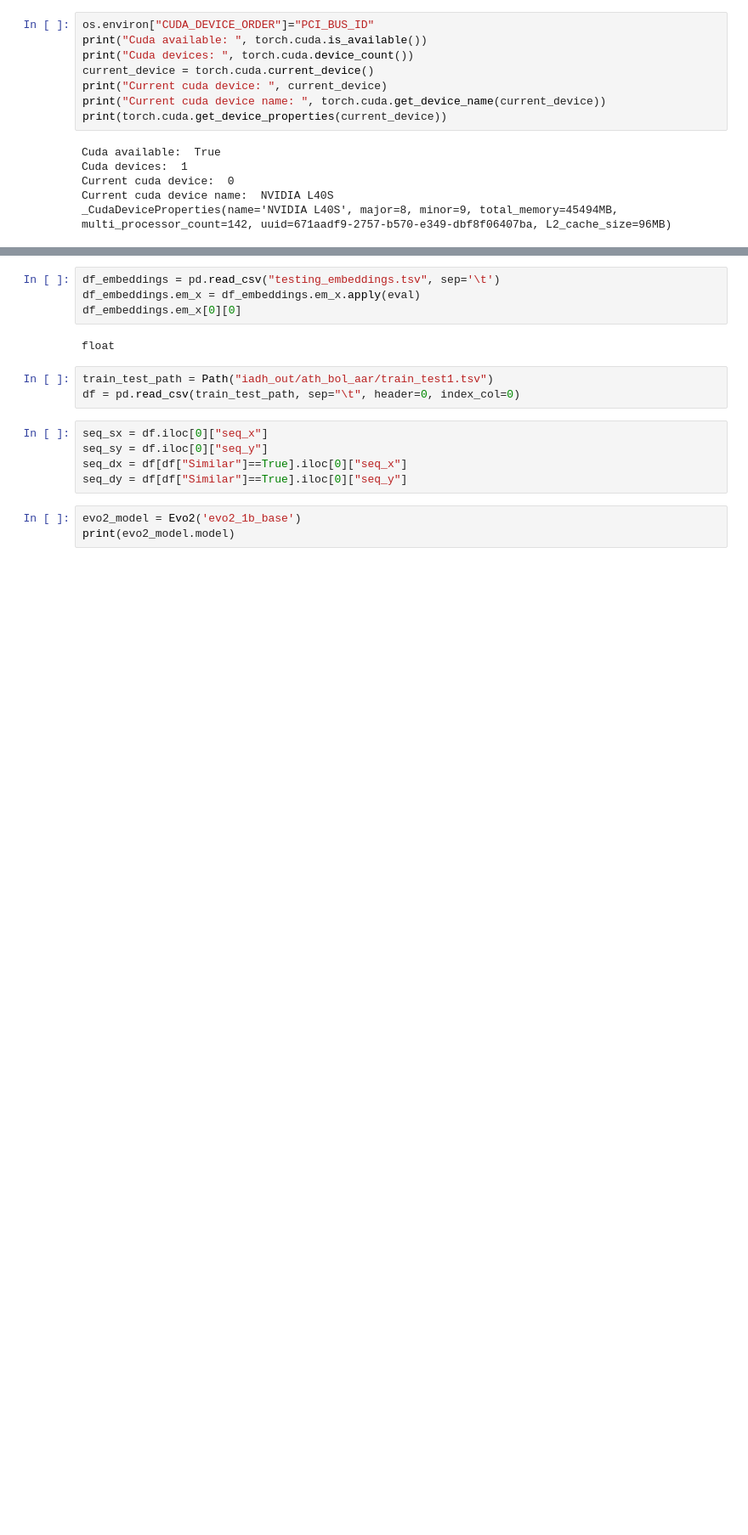
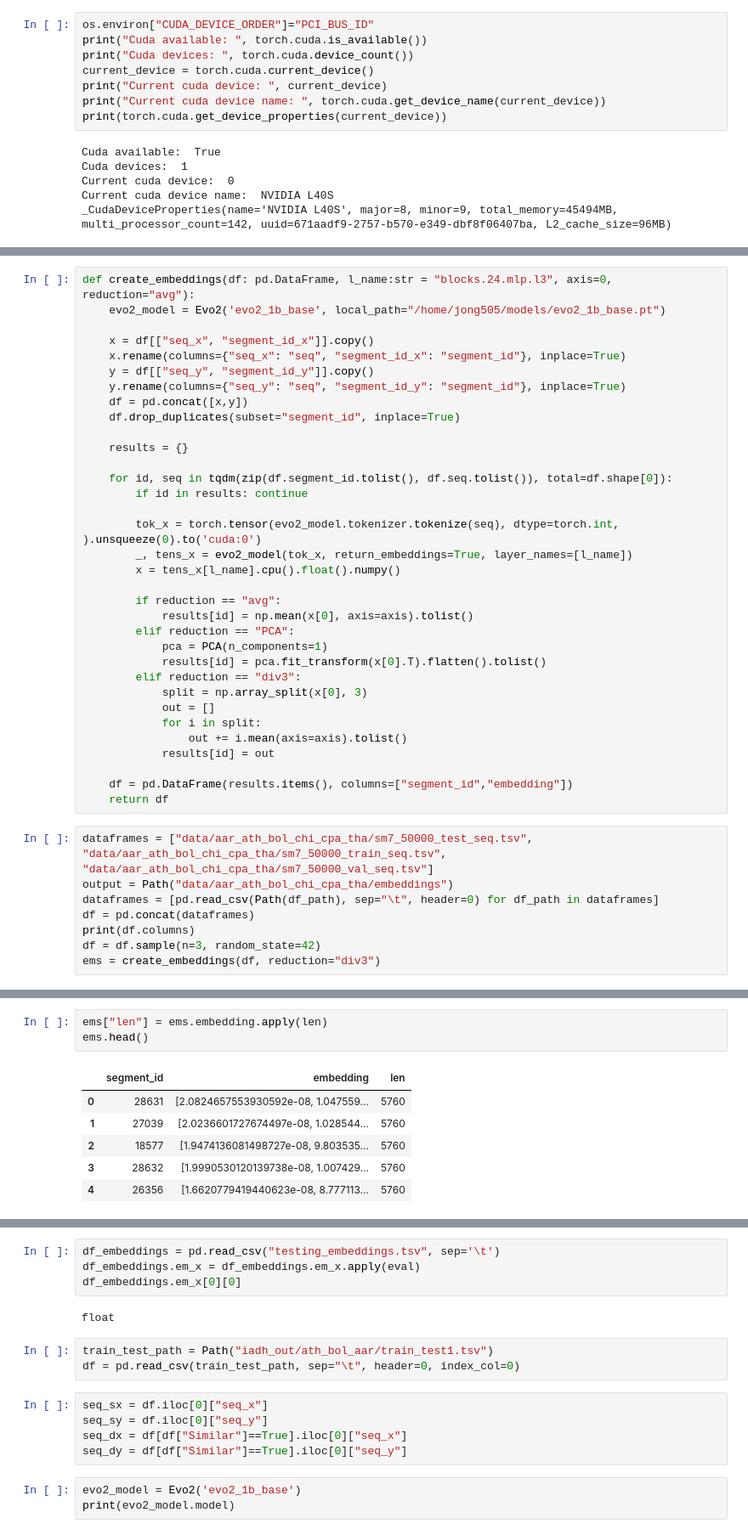
Before and after one commit to SteffenJong/ThesisProject, a Jupyter notebook: model/testing_evo2_embeddings.ipynb, the cells around one changed output, grey strips where cells are left out. Shown at 85% size. Saved outputs shown, nothing was run; the diff lists cells and outputs as text; blank space fills up the shorter version.

```diff
--- a/iadh/testing_evo2_embeddings.ipynb
+++ b/model/testing_evo2_embeddings.ipynb
@@ -55,0 +50,42 @@ Extra keys in state_dict: {'blocks.24.mixer.dense._extra_state', 'blocks.3.mixer
+# %%
+def create_embeddings(df: pd.DataFrame, l_name:str = "blocks.24.mlp.l3", axis=0, reduction="avg"):
+    evo2_model = Evo2('evo2_1b_base', local_path="/home/jong505/models/evo2_1b_base.pt")
+
+    x = df[["seq_x", "segment_id_x"]].copy()
+    x.rename(columns={"seq_x": "seq", "segment_id_x": "segment_id"}, inplace=True)
+    y = df[["seq_y", "segment_id_y"]].copy()
+    y.rename(columns={"seq_y": "seq", "segment_id_y": "segment_id"}, inplace=True)
+    df = pd.concat([x,y])
+    df.drop_duplicates(subset="segment_id", inplace=True)
+
+    results = {}
+
+    for id, seq in tqdm(zip(df.segment_id.tolist(), df.seq.tolist()), total=df.shape[0]):
+        if id in results: continue
+
+        tok_x = torch.tensor(evo2_model.tokenizer.tokenize(seq), dtype=torch.int, ).unsqueeze(0).to('cuda:0')
+        _, tens_x = evo2_model(tok_x, return_embeddings=True, layer_names=[l_name])
+        x = tens_x[l_name].cpu().float().numpy()
+
+        if reduction == "avg":
+            results[id] = np.mean(x[0], axis=axis).tolist()
+        elif reduction == "PCA":
+            pca = PCA(n_components=1)
+            results[id] = pca.fit_transform(x[0].T).flatten().tolist()
+        elif reduction == "div3":
+            split = np.array_split(x[0], 3)
+            out = []
+            for i in split:
+                out += i.mean(axis=axis).tolist()
+            results[id] = out
+
+    df = pd.DataFrame(results.items(), columns=["segment_id","embedding"])
+    return df
+# %%
+dataframes = ["data/aar_ath_bol_chi_cpa_tha/sm7_50000_test_seq.tsv", "data/aar_ath_bol_chi_cpa_tha/sm7_50000_train_seq.tsv", "data/aar_ath_bol_chi_cpa_tha/sm7_50000_val_seq.tsv"]
+output = Path("data/aar_ath_bol_chi_cpa_tha/embeddings")
+dataframes = [pd.read_csv(Path(df_path), sep="\t", header=0) for df_path in dataframes]
+df = pd.concat(dataframes)
+print(df.columns)
+df = df.sample(n=3, random_state=42)
+ems = create_embeddings(df, reduction="div3")
@@ -56 +100,11 @@ Extra keys in state_dict: {'blocks.24.mixer.dense._extra_state', 'blocks.3.mixer
+# %%
+ems["len"] = ems.embedding.apply(len)
+ems.head()
+# %% [output]
+|  | segment_id | embedding | len |
+| 0 | 28631 | [2.0824657553930592e-08, 1.047559... | 5760 |
+| 1 | 27039 | [2.0236601727674497e-08, 1.028544... | 5760 |
+| 2 | 18577 | [1.9474136081498727e-08, 9.803535... | 5760 |
+| 3 | 28632 | [1.9990530120139738e-08, 1.007429... | 5760 |
+| 4 | 26356 | [1.6620779419440623e-08, 8.777113... | 5760 |
 # %%
```
Also changed, not shown: parts of 7 cells of this notebook, 20 other files.
